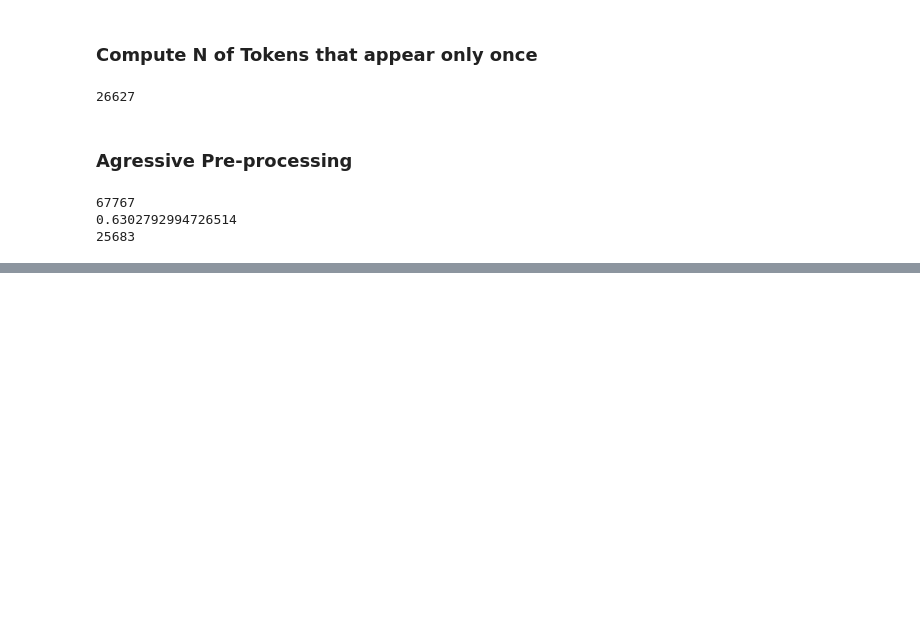
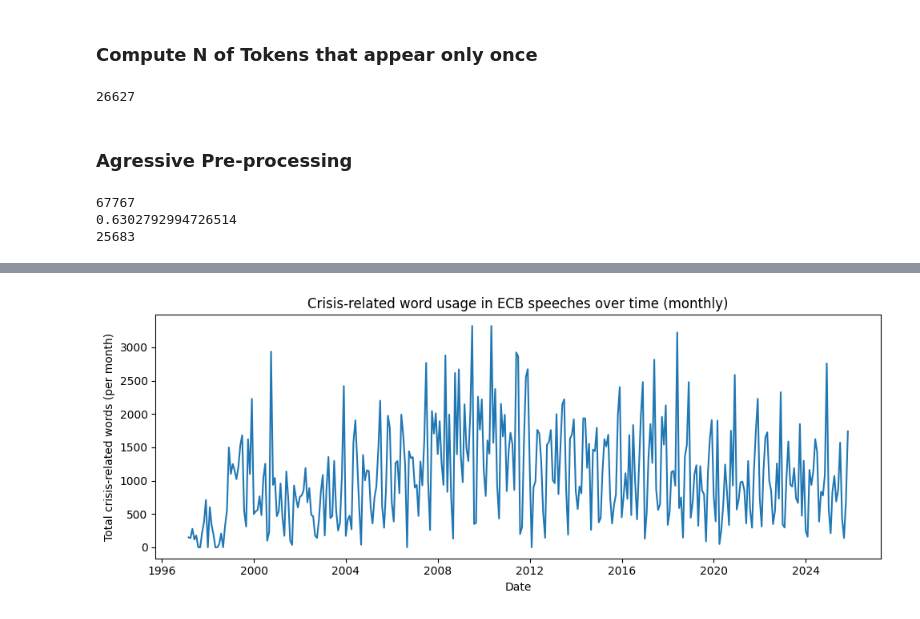
Before and after one commit to emschutt/Applied-Data-Science-Classes, a Jupyter notebook: Web Scrapping/class03.ipynb, the cells around one changed output, grey strips where cells are left out. Cells and saved outputs as stored; diff of their text form; code cells hidden in the pictures; blank space fills up the shorter version.

```diff
--- a/Web Scrapping/class03.ipynb
+++ b/Web Scrapping/class03.ipynb
@@ -144,6 +146,8 @@ def agressive_prepro(text):
 
     return lemmas
 
+df['agressive_prepro'] = df['contents'].apply(agressive_prepro)
+
 print(len(df['agressive_prepro'].explode().unique()))
 print(len(df['agressive_prepro'].explode().unique())/unique_tokens)
 print((df['agressive_prepro'].explode().value_counts()==1).sum())
@@ -153,0 +283,6 @@ print((df['agressive_prepro'].explode().value_counts()==1).sum())
+# %%
+# keep words with similarity >= 0.5
+min_sim = 0.5
+crisis_lexicon = [w for w, s in similarities_sorted if s >= min_sim]
+
+print(crisis_lexicon)
@@ -153,0 +293,9 @@ print((df['agressive_prepro'].explode().value_counts()==1).sum())
+# %%
+crisis_set = set(crisis_lexicon)
+
+df["crisis_count"] = df["agressive_prepro"].apply(
+    lambda toks: sum(1 for t in toks if t in crisis_set)
+)
+
+# quick look
+df[["crisis_count"]]
@@ -153,0 +316,25 @@ print((df['agressive_prepro'].explode().value_counts()==1).sum())
+# %%
+import matplotlib.pyplot as plt
+
+DATE_COL = "date"
+df[DATE_COL] = pd.to_datetime(df[DATE_COL])
+
+# set index to date for resampling
+df = df.set_index(DATE_COL)
+
+monthly = (
+    df["crisis_count"]
+    .resample("M")
+    .sum()
+    .reset_index()
+)
+
+plt.figure(figsize=(10,4))
+plt.plot(monthly[DATE_COL], monthly["crisis_count"])
+plt.xlabel("Date")
+plt.ylabel("Total crisis-related words (per month)")
+plt.title("Crisis-related word usage in ECB speeches over time (monthly)")
+plt.tight_layout()
+plt.show()
+# %% [output]
+[figure, added]
```
Also changed, not shown: parts of 13 cells of this notebook.
